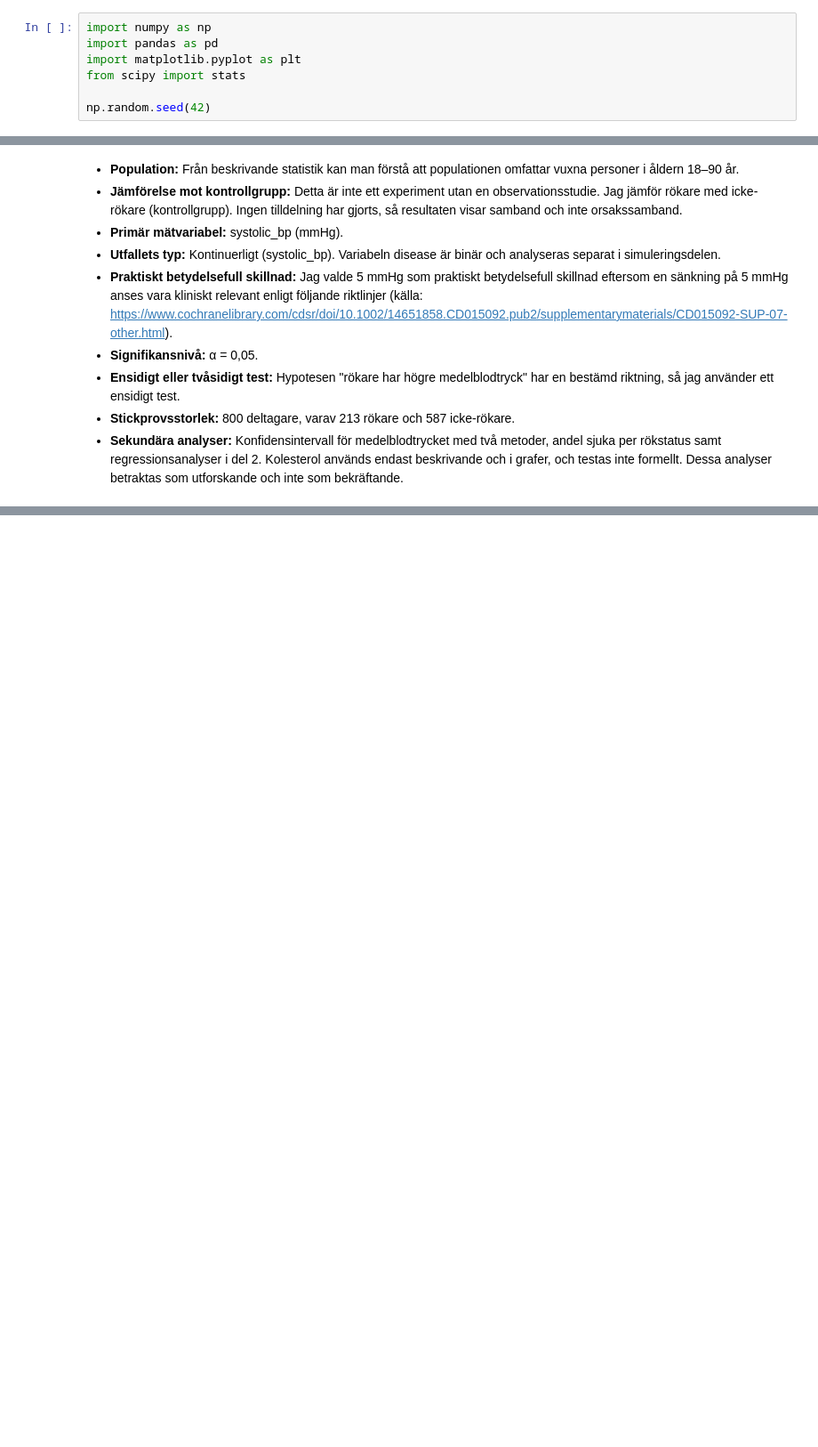
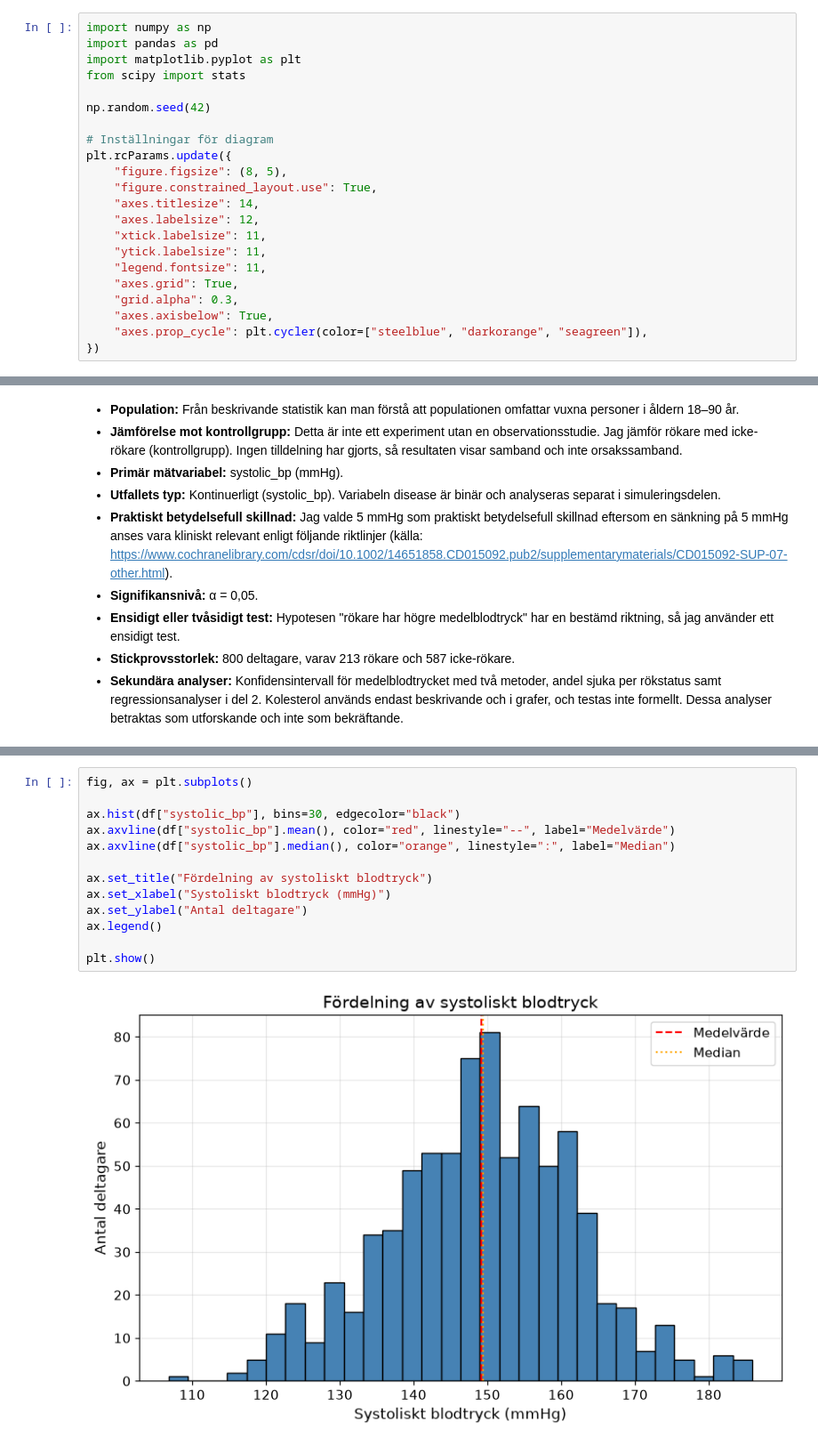
Before and after one commit to natasa-s/halsostudie, a Jupyter notebook: report.ipynb, the cells around one changed output, grey strips where cells are left out. Shown at 89% size. Cells and saved outputs as stored; diff of their text form; blank space fills up the shorter version.

Commit message:
Add graphs

```diff
--- a/report.ipynb
+++ b/report.ipynb
@@ -10,3 +10,18 @@ import matplotlib.pyplot as plt
 from scipy import stats
 
 np.random.seed(42)
+
+# Inställningar för diagram
+plt.rcParams.update({
+    "figure.figsize": (8, 5),
+    "figure.constrained_layout.use": True,
+    "axes.titlesize": 14,
+    "axes.labelsize": 12,
+    "xtick.labelsize": 11,
+    "ytick.labelsize": 11,
+    "legend.fontsize": 11,
+    "axes.grid": True,
+    "grid.alpha": 0.3,
+    "axes.axisbelow": True,
+    "axes.prop_cycle": plt.cycler(color=["steelblue", "darkorange", "seagreen"]),
+})
@@ -146,0 +173,15 @@ display(stats.round(2))
+# %%
+fig, ax = plt.subplots()
+
+ax.hist(df["systolic_bp"], bins=30, edgecolor="black")
+ax.axvline(df["systolic_bp"].mean(), color="red", linestyle="--", label="Medelvärde")
+ax.axvline(df["systolic_bp"].median(), color="orange", linestyle=":", label="Median")
+
+ax.set_title("Fördelning av systoliskt blodtryck")
+ax.set_xlabel("Systoliskt blodtryck (mmHg)")
+ax.set_ylabel("Antal deltagare")
+ax.legend()
+
+plt.show()
+# %% [output]
+[figure, added]
```
Also changed, not shown: parts of 6 cells of this notebook.
